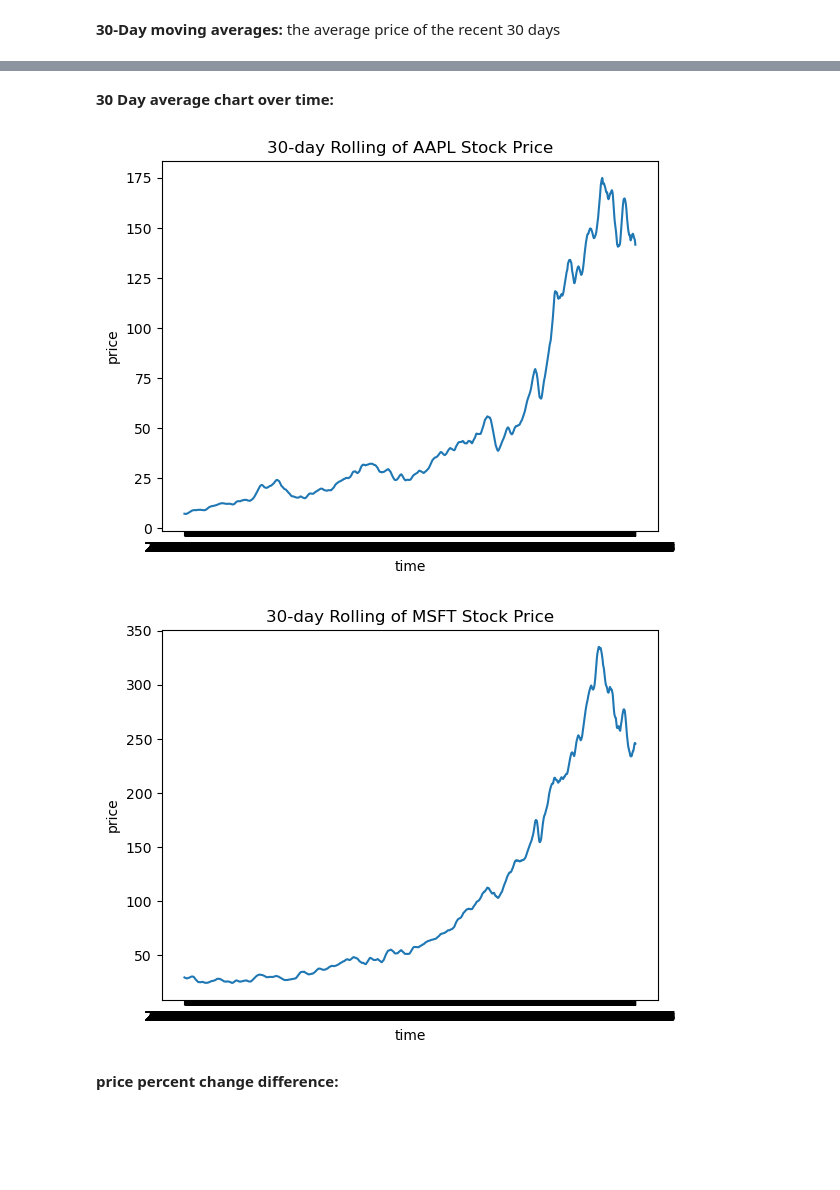
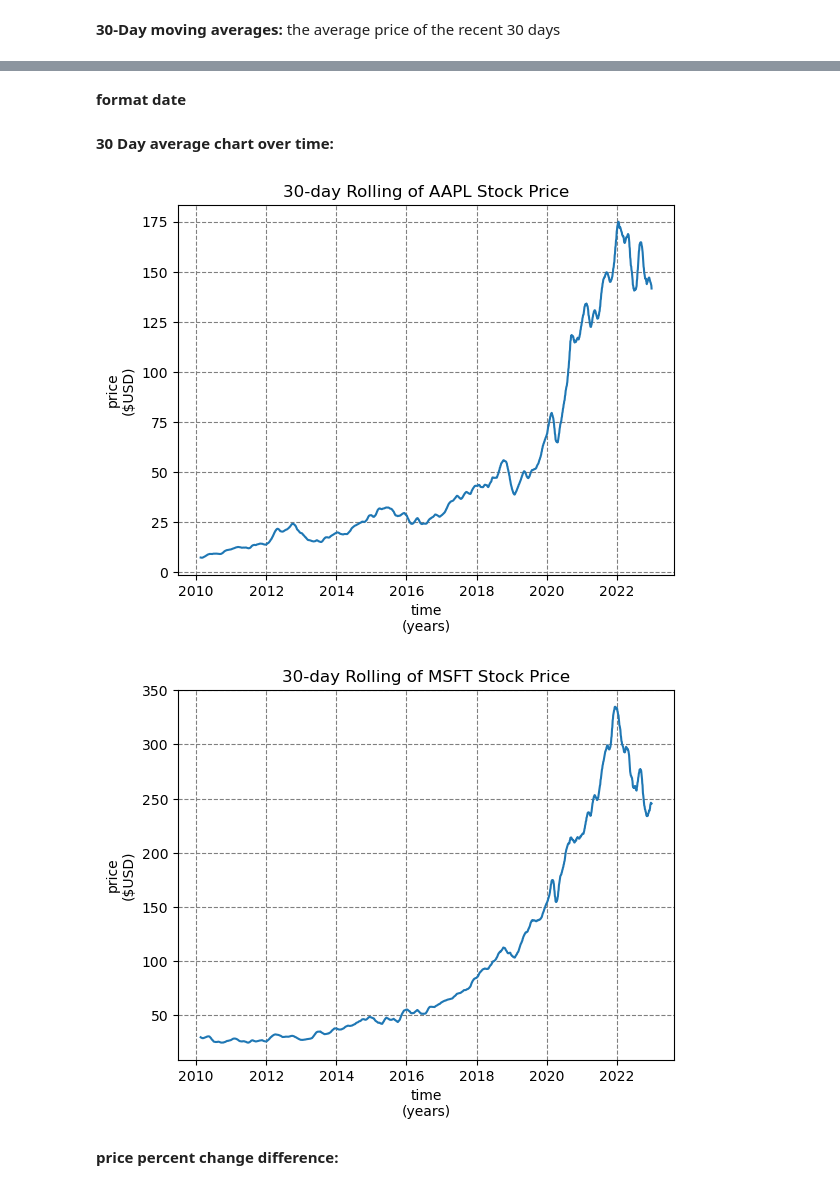
Before and after one commit to ubco-W2022T2-data301/project-group-group11, a Jupyter notebook: analysis/analysis2.ipynb, the cells around one changed output, grey strips where cells are left out. Drawn from its saved outputs; the diff is of its cells as text; code cells hidden in the pictures; blank space fills up the shorter version.

Commit message:
fixed AAPL & MSFT graphs

```diff
--- a/analysis/analysis2.ipynb
+++ b/analysis/analysis2.ipynb
@@ -240,21 +203,27 @@ df2
+# %% [markdown]
+**format date**
+# %%
+df1['Date'] = pd.to_datetime(df1['Date'])
+df2['Date'] = pd.to_datetime(df1['Date'])
 # %% [markdown]
 **30 Day average chart over time:**
-# %%
-plt.plot(df1['Date'], df1['30D move'])
-plt.title('30-day Rolling of AAPL Stock Price')
-plt.xlabel('time')
-plt.ylabel('price')
-plt.show()
-# %% [output]
-[figure, removed]
-# %%
-plt.plot(df2['Date'], df2['30D move'])
-plt.title('30-day Rolling of MSFT Stock Price')
-plt.xlabel('time')
-plt.ylabel('price')
-plt.show()
-# %% [output]
-[figure, removed]
+# %%
+sns.lineplot(x='Date', y='30D move', data=df1)
+plt.title('30-day Rolling of AAPL Stock Price')
+plt.xlabel('time\n(years)')
+plt.ylabel('price\n($USD)')
+plt.grid(linestyle = '--', color = 'gray')
+plt.show()
+
+sns.lineplot(x='Date', y='30D move', data=df2)
+plt.title('30-day Rolling of MSFT Stock Price')
+plt.xlabel('time\n(years)')
+plt.ylabel('price\n($USD)')
+plt.grid(linestyle = '--', color = 'gray')
+plt.show()
+# %% [output]
+[figure, added]
+[figure, added]
 # %% [markdown]
 **price percent change difference:**
 # %%
```
Also changed, not shown: parts of 19 cells of this notebook.
